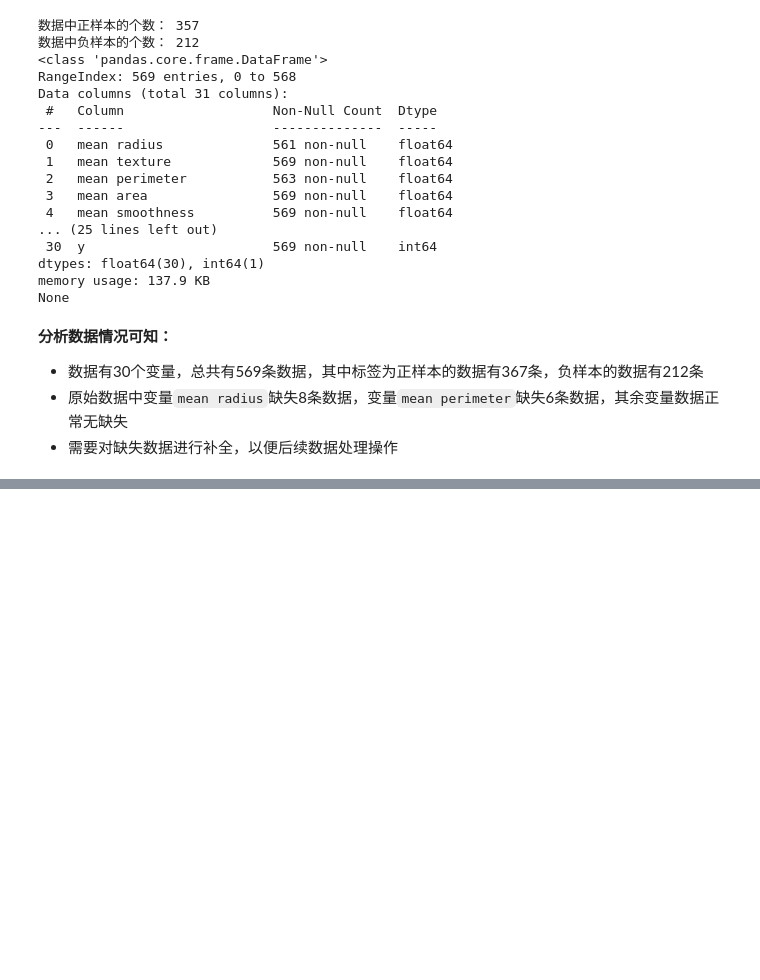
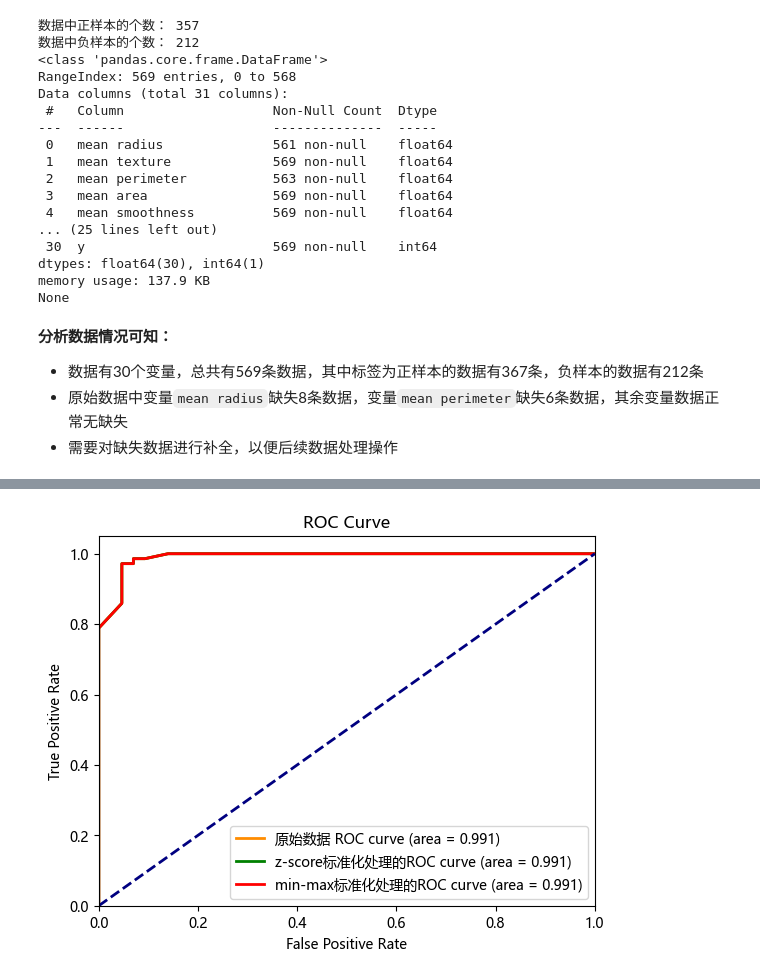
Before and after one commit to AkexStar/LearnPython, a Jupyter notebook: homework2/homework2.ipynb, the cells around one changed output, grey strips where cells are left out. Cells and saved outputs as stored; diff of their text form; code cells hidden in the pictures; blank space fills up the shorter version.

```diff
--- a/homework2/homework2.ipynb
+++ b/homework2/homework2.ipynb
@@ -49,3 +49,10 @@ None
 - 数据有30个变量，总共有569条数据，其中标签为正样本的数据有367条，负样本的数据有212条
 - 原始数据中变量`mean radius`缺失8条数据，变量`mean perimeter`缺失6条数据，其余变量数据正常无缺失
 - 需要对缺失数据进行补全，以便后续数据处理操作
+# %%
+from sklearn.impute import SimpleImputer
+
+# 处理缺失值，使用均值填充
+imputer = SimpleImputer(strategy='mean')
+# 转换为DataFrame格式
+data = pd.DataFrame(imputer.fit_transform(data), columns=data.columns)
@@ -51,0 +65,10 @@ None
+# %%
+# 输出数据的统计值
+print(data.describe())
+# 区分开特征和标签
+X = data.drop(['y'], axis=1) #保留原始数据
+y = data['y']
+# 对数据集标准化，使用z-score标准化
+X1 = (X - X.mean(axis=0)) / X.std(axis=0)
+# 对数据集标准化，使用min-max标准化
+X2 = (X - X.min(axis=0)) / (X.max(axis=0) - X.min(axis=0))
@@ -51,0 +105,69 @@ None
+# %%
+import pandas as pd
+from sklearn.model_selection import train_test_split
+from sklearn.ensemble import RandomForestClassifier
+from sklearn.metrics import accuracy_score, roc_curve, auc
+import matplotlib.pyplot as plt
+import matplotlib
+
+# 划分训练集和测试集
+X_train0, X_test0, y_train0, y_test0 = train_test_split(X, y, test_size=0.2, random_state=42)
+X_train1, X_test1, y_train1, y_test1 = train_test_split(X1, y, test_size=0.2, random_state=42)
+X_train2, X_test2, y_train2, y_test2 = train_test_split(X2, y, test_size=0.2, random_state=42)
+
+# 随机森林分类器
+rf0 = RandomForestClassifier(n_estimators=15, random_state=42)
+rf0.fit(X_train0, y_train0)
+
+rf1 = RandomForestClassifier(n_estimators=15, random_state=42)
+rf1.fit(X_train1, y_train1)
+
+rf2 = RandomForestClassifier(n_estimators=15, random_state=42)
+rf2.fit(X_train2, y_train2)
+
+# 预测
+y_pred0 = rf0.predict(X_test0)
+y_pred1 = rf1.predict(X_test1)
+y_pred2 = rf2.predict(X_test2)
+
+matplotlib.rc("font", family='Microsoft YaHei')
+# 计算准确率
+print('-----------准确率对比-------------\n')
+accuracy0 = accuracy_score(y_test0, y_pred0)
+print("无数据标准化处理的RF模型准确率：", accuracy0)
+accuracy1 = accuracy_score(y_test1, y_pred1)
+print("使用z-score标准化处理的RF模型准确率：", accuracy1)
+accuracy2 = accuracy_score(y_test2, y_pred2)
+print("使用min-max标准化处理的RF模型准确率：", accuracy2)
+
+# 计算ROC曲线和AUC指标
+print('-----------AUC指标对比-------------\n')
+y_pred_prob0 = rf0.predict_proba(X_test0)[:, 1]
+fpr0, tpr0, thresholds0 = roc_curve(y_test0, y_pred_prob0)
+roc_auc0 = auc(fpr0, tpr0)
+print("无数据标准化处理的RF模型AUC指标：", roc_auc0)
+
+y_pred_prob1 = rf1.predict_proba(X_test1)[:, 1]
+fpr1, tpr1, thresholds1 = roc_curve(y_test1, y_pred_prob1)
+roc_auc1 = auc(fpr1, tpr1)
+print("使用z-score标准化处理的RF模型AUC指标：", roc_auc1)
+
+y_pred_prob2 = rf2.predict_proba(X_test2)[:, 1]
+fpr2, tpr2, thresholds2 = roc_curve(y_test2, y_pred_prob2)
+roc_auc2 = auc(fpr2, tpr2)
+print("使用min-max标准化处理的RF模型AUC指标：", roc_auc2)
+
+
+# 绘制ROC曲线
+plt.plot(fpr0, tpr0, color='darkorange', lw=2, label='原始数据 ROC curve (area = %0.3f)' % roc_auc0)
+plt.plot(fpr1, tpr1, color='green', lw=2, label='z-score标准化处理的ROC curve (area = %0.3f)' % roc_auc1)
+plt.plot(fpr2, tpr2, color='red', lw=2, label='min-max标准化处理的ROC curve (area = %0.3f)' % roc_auc2)
+plt.plot([0, 1], [0, 1], color='navy', lw=2, linestyle='--')
+plt.xlim([0.0, 1.0])
+plt.ylim([0.0, 1.05])
+plt.xlabel('False Positive Rate')
+plt.ylabel('True Positive Rate')
+plt.title('ROC Curve')
+plt.legend(loc="lower right")
+plt.show()
+# %% [output]
@@ -51,0 +184 @@ None
+[figure, added]
```
Also changed, not shown: parts of 13 cells of this notebook.
